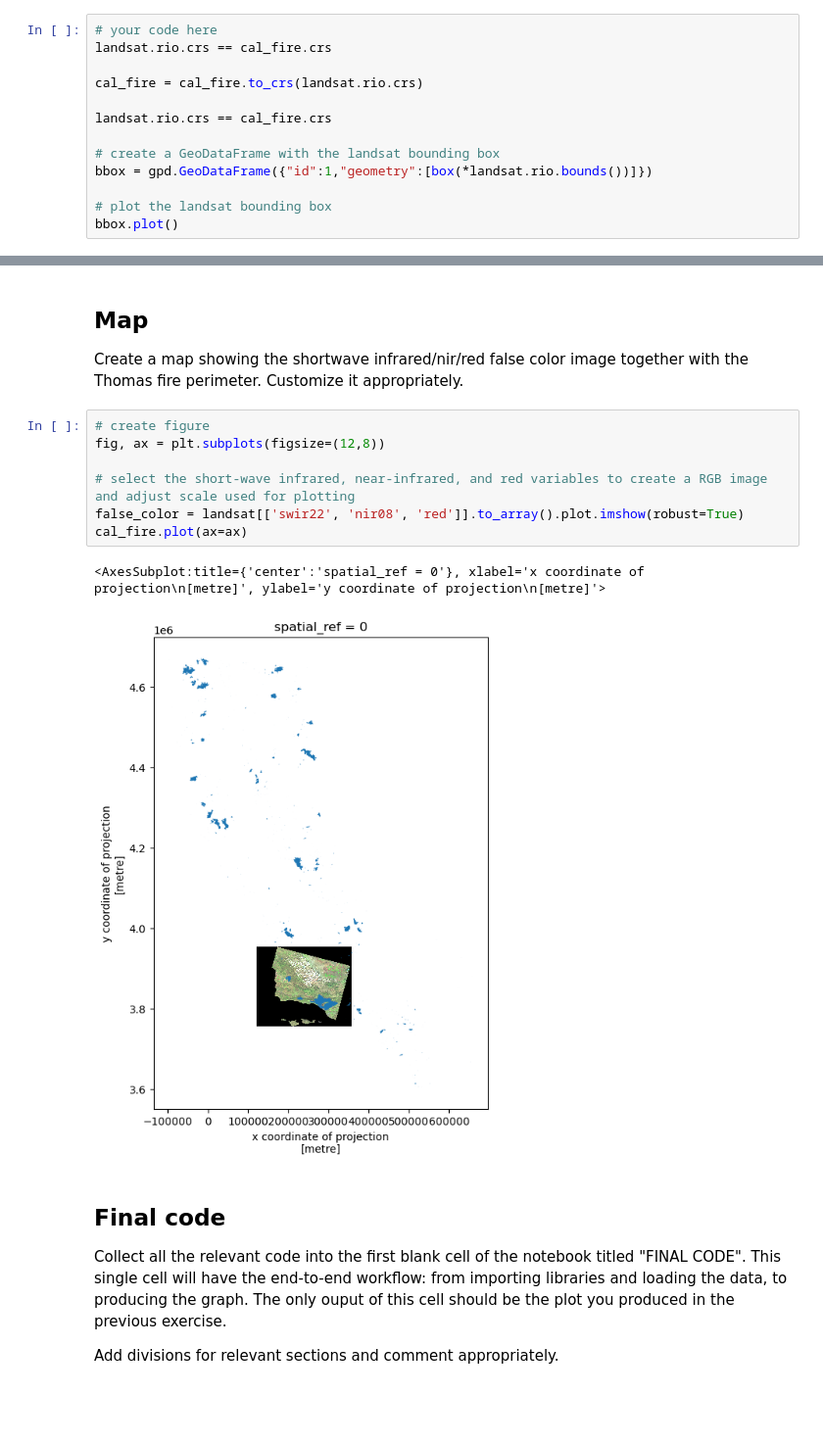
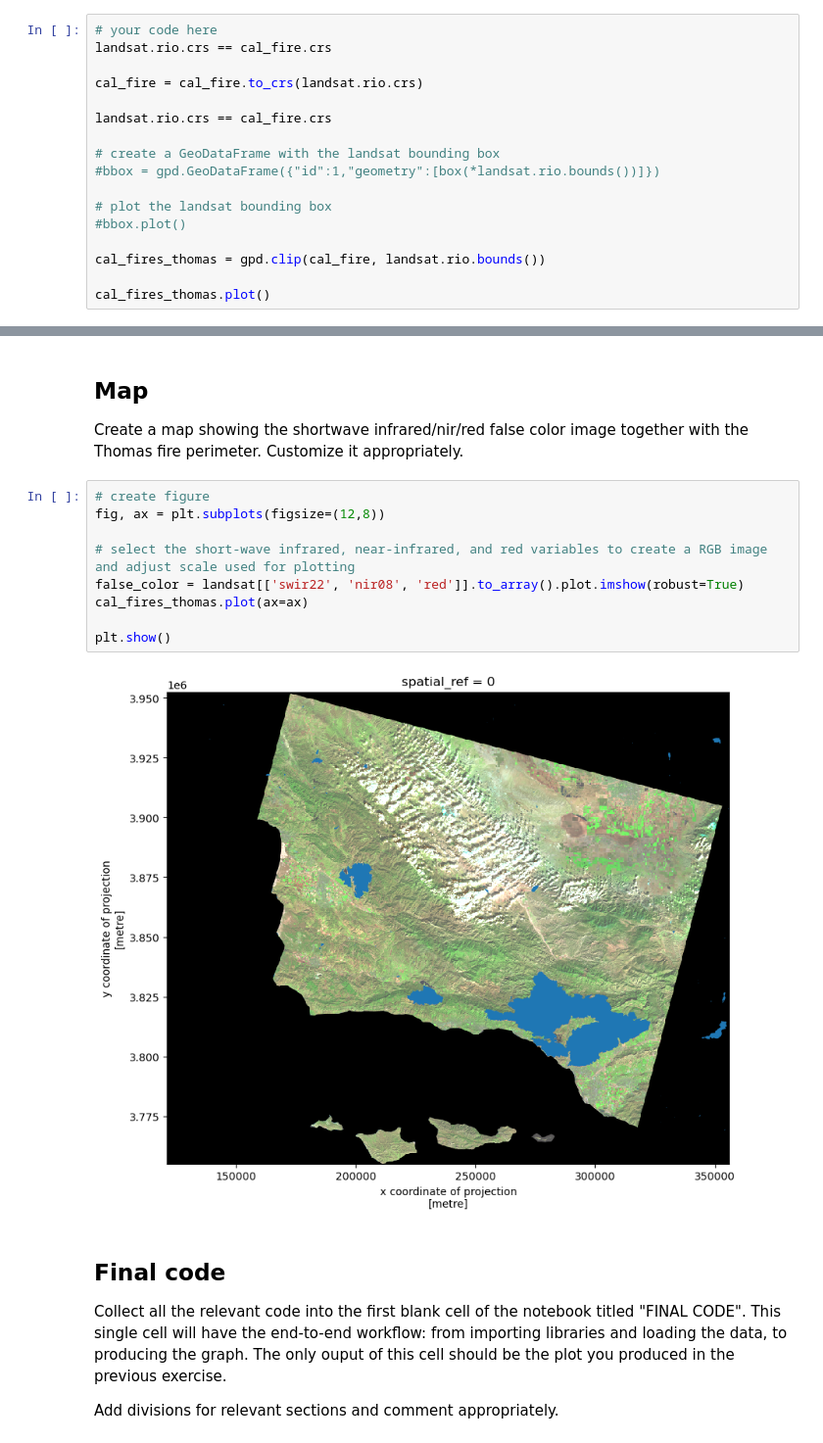
Before and after one commit to mwidas/eds220-hwk-4, a Jupyter notebook: hwk4-task2-false-color.ipynb, the cells around one changed output, grey strips where cells are left out. Shown at 98% size. Saved outputs shown, nothing was run; the diff lists cells and outputs as text; blank space fills up the shorter version.

Commit message:
clipped thomas fire to raster size

```diff
--- a/hwk4-task2-false-color.ipynb
+++ b/hwk4-task2-false-color.ipynb
@@ -205,8 +199,12 @@ cal_fire = cal_fire.to_crs(landsat.rio.crs)
 landsat.rio.crs == cal_fire.crs
 
 # create a GeoDataFrame with the landsat bounding box
-bbox = gpd.GeoDataFrame({"id":1,"geometry":[box(*landsat.rio.bounds())]})
+#bbox = gpd.GeoDataFrame({"id":1,"geometry":[box(*landsat.rio.bounds())]})
 
 # plot the landsat bounding box
-bbox.plot()
+#bbox.plot()
+
+cal_fires_thomas = gpd.clip(cal_fire, landsat.rio.bounds())
+
+cal_fires_thomas.plot()
 # %% [output]
@@ -220,13 +218,14 @@ Customize it appropriately.
 # %%
 # create figure
 fig, ax = plt.subplots(figsize=(12,8))
 
 # select the short-wave infrared, near-infrared, and red variables to create a RGB image and adjust scale used for plotting
 false_color = landsat[['swir22', 'nir08', 'red']].to_array().plot.imshow(robust=True)
-cal_fire.plot(ax=ax)
+cal_fires_thomas.plot(ax=ax)
+
+plt.show()
 # %% [output]
-<AxesSubplot:title={'center':'spatial_ref = 0'}, xlabel='x coordinate of projection\n[metre]', ylabel='y coordinate of projection\n[metre]'>
-[figure, old version]
+[figure, new version]
 # %% [markdown]
 ## Final code
 
```
Also changed, not shown: parts of 2 cells of this notebook.
